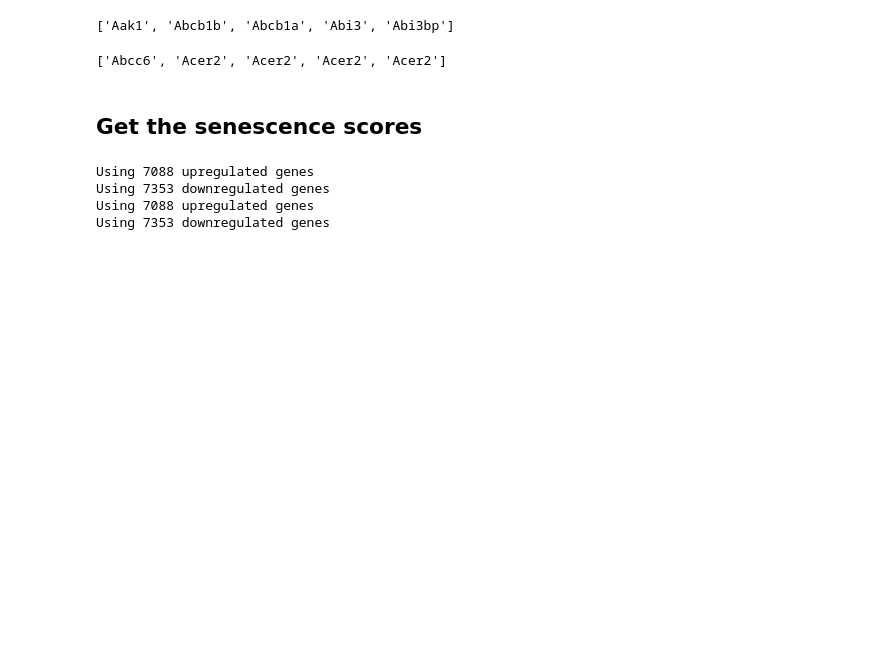
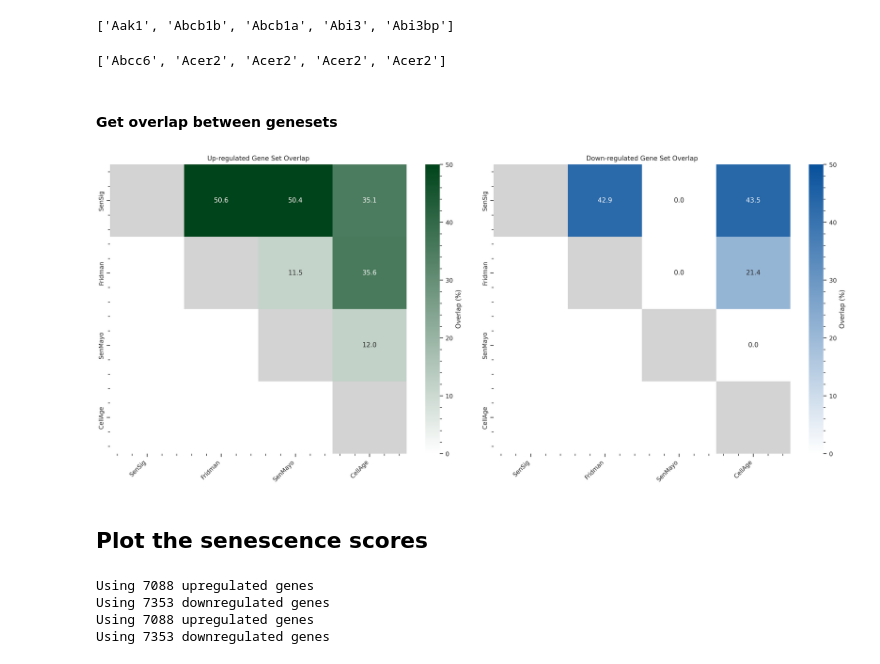
Before and after one commit to akanksha-sachan/ERCC1_iPSC_analysis, a Jupyter notebook: mouse_liver/sen_scores.ipynb, the cells around one changed output. Cells and saved outputs as stored; diff of their text form; code cells hidden in the pictures; blank space fills up the shorter version.

```diff
--- a/mouse_liver/sen_scores.ipynb
+++ b/mouse_liver/sen_scores.ipynb
@@ -116,3 +116,30 @@ display(cellage_down_genes[0:5])
 # %% [output]
 ['Aak1', 'Abcb1b', 'Abcb1a', 'Abi3', 'Abi3bp']
 ['Abcc6', 'Acer2', 'Acer2', 'Acer2', 'Acer2']
+# %% [markdown]
+#### Get overlap between genesets
+# %%
+# Create lists of gene sets
+up_genesets = {
+    'SenSig': sensig_up_genes,
+    'Fridman': fridman_up_orthologs,
+    'SenMayo': senmayo_up_genes,
+    'CellAge': cellage_up_genes
+}
+
+down_genesets = {
+    'SenSig': sensig_down_genes,
+    'Fridman': fridman_down_orthologs,
+    'SenMayo': [],  # Empty list for SenMayo
+    'CellAge': cellage_down_genes
+}
+#save to txt the sizes of the genesets
+with open('/ocean/projects/cis240075p/asachan/datasets/senescence_datasets/mouse_liver/gene_set_sizes.txt', 'w') as f:
+    f.write(f"SenSig Up: {len(sensig_up_genes)}\n")
+    f.write(f"Fridman Up: {len(fridman_up_orthologs)}\n")
+    f.write(f"SenMayo Up: {len(senmayo_up_genes)}\n")
+    f.write(f"CellAge Up: {len(cellage_up_genes)}\n")
+    f.write(f"SenSig Down: {len(sensig_down_genes)}\n")
+    f.write(f"Fridman Down: {len(fridman_down_orthologs)}\n")
+    f.write(f"SenMayo Down: 0\n")
+    f.write(f"CellAge Down: {len(cellage_down_genes)}\n")
@@ -119,5 +209,18 @@ display(cellage_down_genes[0:5])
+# %%
+# Create figure with two subplots
+fig, (ax1, ax2) = plt.subplots(1, 2, figsize=(16, 7))
+
+# Plot both heatmaps
+plot_overlap_heatmap(up_percent, 'Up-regulated Gene Set Overlap', ax1, is_up=True)
+plot_overlap_heatmap(down_percent, 'Down-regulated Gene Set Overlap', ax2, is_up=False)
+
+plt.tight_layout()
+#save as pdf
+fig.savefig('/ocean/projects/cis240075p/asachan/datasets/senescence_datasets/mouse_liver/figures/gene_set_overlap.pdf', bbox_inches='tight')
+# %% [output]
+[figure, added]
 # %% [markdown]
-## Get the senescence scores
+## Plot the senescence scores
 # %%
 #SenSig
 sensig_scores = calculate_senescence_score(expr_df_no_outliers, up_genes=sensig_up_genes, down_genes=sensig_down_genes)
```
Also changed, not shown: parts of 6 cells of this notebook, 1 other file.
